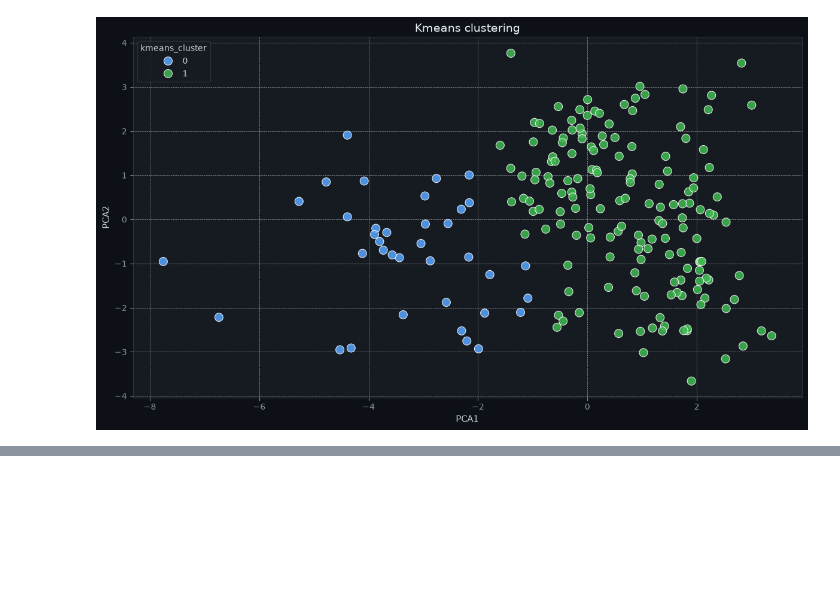
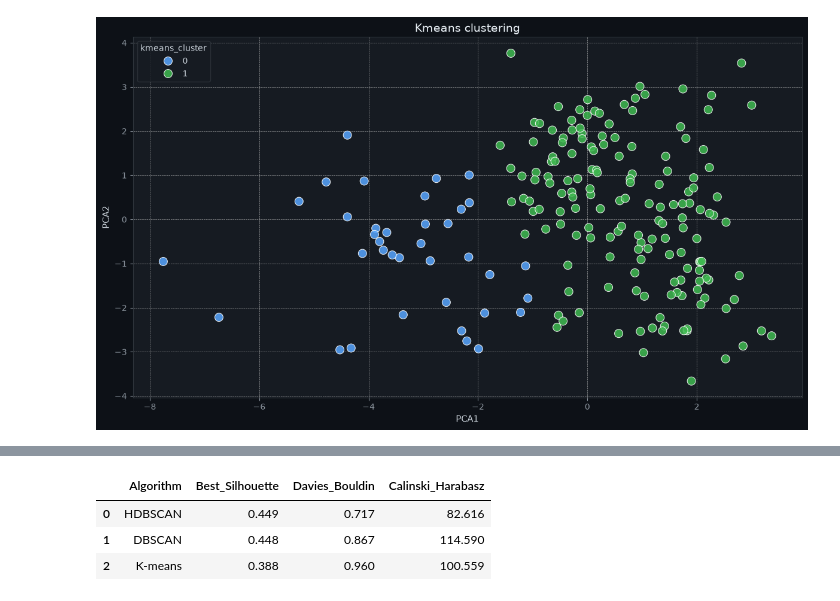
Before and after one commit to Chumus2/Wikipedia-Country-Statistics-2026-Clustering, a Jupyter notebook: ml/notebooks/MT.ipynb, the cells around one changed output, grey strips where cells are left out. Drawn from its saved outputs; the diff is of its cells as text; code cells hidden in the pictures; blank space fills up the shorter version.

Commit message:
Model Training completed

```diff
--- a/ml/notebooks/MT.ipynb
+++ b/ml/notebooks/MT.ipynb
@@ -359,0 +360,36 @@ plt.show()
+# %%
+df_model_comparison = pd.DataFrame({
+    "Algorithm": ["K-means", "DBSCAN", "HDBSCAN"],
+    "Best_Silhouette": [
+        round(study_kmeans.best_value, 3),
+        round(study_dbscan.best_value, 3),
+        round(study_hdbscan.best_value, 3)
+    ],
+    "Davies_Bouldin": [
+        round(study_kmeans.best_trial.user_attrs.get("davies_bouldin"), 3),
+        round(study_dbscan.best_trial.user_attrs.get("davies_bouldin"), 3),
+        round(study_hdbscan.best_trial.user_attrs.get("davies_bouldin"), 3),
+    ],
+    "Calinski_Harabasz": [
+        round(study_kmeans.best_trial.user_attrs.get("calinski_harabasz"), 3),
+        round(study_dbscan.best_trial.user_attrs.get("calinski_harabasz"), 3),
+        round(study_hdbscan.best_trial.user_attrs.get("calinski_harabasz"), 3),
+    ]
+})
+
+df_model_comparison = df_model_comparison.sort_values(
+    by="Best_Silhouette", ascending=False
+).reset_index(drop=True)
+
+display(df_model_comparison)
+
+OUTPUT_PATH = "../data/models/model-comparison.csv"
+df_model_comparison.to_csv(OUTPUT_PATH, index=False)
+
+FINAL_OUTPUT_PATH = "../data/final/final_df.csv"
+X_pca_df.to_csv(FINAL_OUTPUT_PATH, index=False)
+# %% [output]
+|  | Algorithm | Best_Silhouette | Davies_Bouldin | Calinski_Harabasz |
+| 0 | HDBSCAN | 0.449 | 0.717 | 82.616 |
+| 1 | DBSCAN | 0.448 | 0.867 | 114.590 |
+| 2 | K-means | 0.388 | 0.960 | 100.559 |
```
Also changed, not shown: parts of 6 cells of this notebook.
